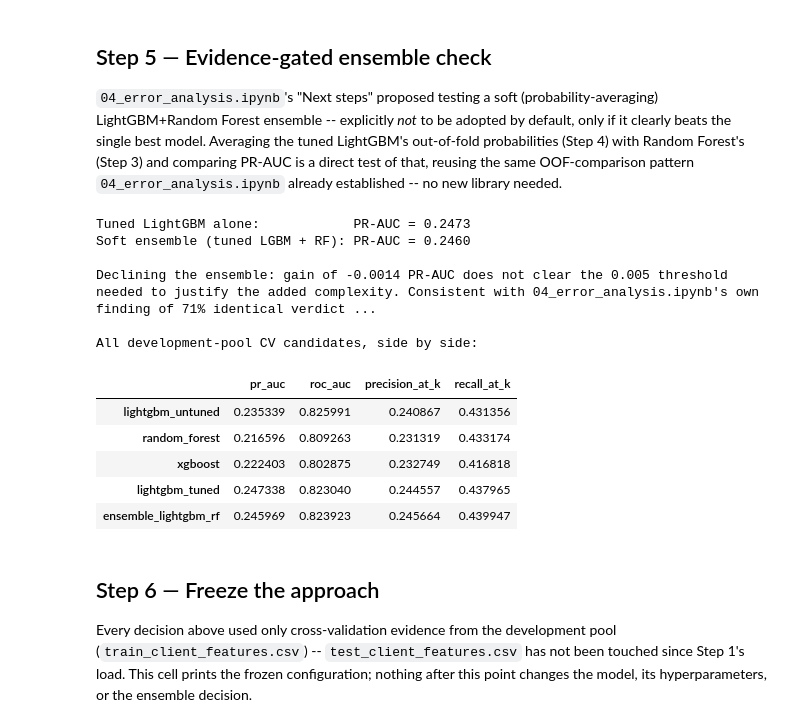
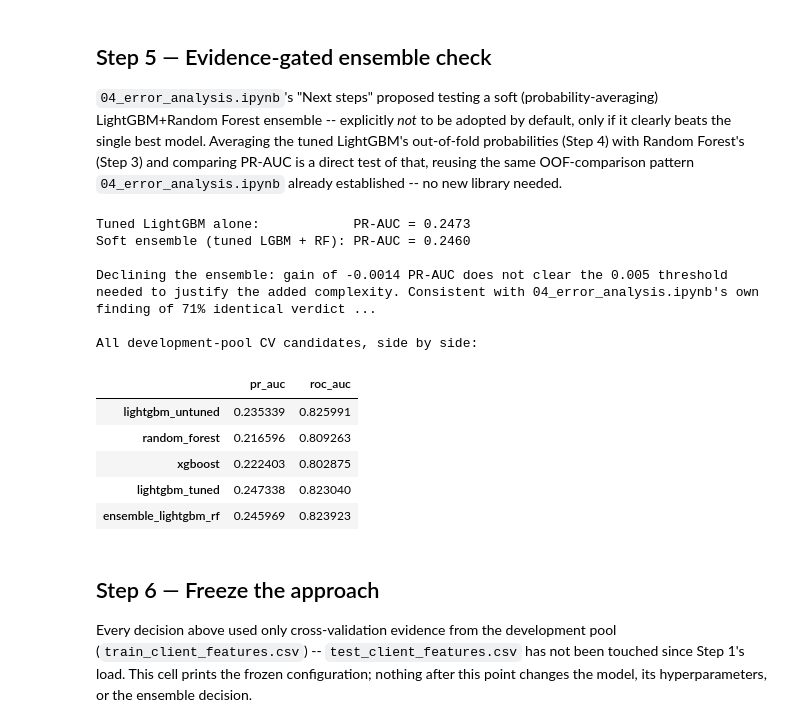
Before and after one commit to roy-nfisch/ds-fraud-in-electricity-and-gas, a Jupyter notebook: 05_final_model.ipynb, the cells around one changed output. Drawn from its saved outputs; the diff is of its cells as text; code cells hidden in the pictures.

```diff
--- a/05_final_model.ipynb
+++ b/05_final_model.ipynb
@@ -150,19 +160,6 @@ against. Random Forest and XGBoost stay untuned throughout this notebook: 03's o
 say to keep them as references and revisit them only if justified, and 04's error analysis (71%
 identical verdicts across all three models) didn't surface that justification.
 # %%
-def capacity_metrics(y_true, proba, share):
-    kk = int(np.ceil(share * len(proba)))
-    threshold = np.sort(proba)[::-1][kk - 1]
-    flagged = proba >= threshold
-    true_positive = int((flagged & (y_true == 1)).sum())
-    false_positive = int((flagged & (y_true == 0)).sum())
-    false_negative = int((~flagged & (y_true == 1)).sum())
-    return {
-        "precision_at_k": true_positive / (true_positive + false_positive),
-        "recall_at_k": true_positive / (true_positive + false_negative),
-    }
-
-
 scale_pos_weight = (y == 0).sum() / (y == 1).sum()
 
 reference_specs = {
@@ -182,7 +179,6 @@ for name, model in reference_specs.items():
     reference_rows[name] = {
         "pr_auc": average_precision_score(y_values, proba),
         "roc_auc": roc_auc_score(y_values, proba),
-        **capacity_metrics(y_values, proba, TOP_K_SHARE),
     }
     print(f"done: {name}")
 
@@ -304,47 +300,41 @@ print(f"Tuned LightGBM alone:            PR-AUC = {tuned_lightgbm_pr_auc:.4f}")
 print(f"Soft ensemble (tuned LGBM + RF): PR-AUC = {ensemble_pr_auc:.4f}")
 
 ENSEMBLE_ADOPTION_MARGIN = 0.005  # require a real, not noise-level, PR-AUC gain to add this complexity
 ensemble_gain = ensemble_pr_auc - tuned_lightgbm_pr_auc
 adopt_ensemble = ensemble_gain > ENSEMBLE_ADOPTION_MARGIN
 
 if adopt_ensemble:
     print(
         f"\nAdopting the ensemble: it beats solo tuned LightGBM by {ensemble_gain:.4f} PR-AUC, "
         f"above the {ENSEMBLE_ADOPTION_MARGIN} threshold."
     )
 else:
     print(
         f"\nDeclining the ensemble: gain of {ensemble_gain:+.4f} PR-AUC does not clear the "
         f"{ENSEMBLE_ADOPTION_MARGIN} threshold needed to justify the added complexity. Consistent "
         "with 04_error_analysis.ipynb's own finding of 71% identical verdicts across models -- "
         "there isn't enough disagreement left for averaging to help much, and 04 also found an "
         "OR-style union roughly triples false positives."
     )
 
 candidate_rows = dict(reference_rows)
-candidate_rows["lightgbm_tuned"] = {
-    "pr_auc": tuned_lightgbm_pr_auc, "roc_auc": tuned_lightgbm_roc_auc,
-    **capacity_metrics(y_values, tuned_lightgbm_oof, TOP_K_SHARE),
-}
-candidate_rows["ensemble_lightgbm_rf"] = {
-    "pr_auc": ensemble_pr_auc, "roc_auc": ensemble_roc_auc,
-    **capacity_metrics(y_values, ensemble_oof, TOP_K_SHARE),
-}
+candidate_rows["lightgbm_tuned"] = {"pr_auc": tuned_lightgbm_pr_auc, "roc_auc": tuned_lightgbm_roc_auc}
+candidate_rows["ensemble_lightgbm_rf"] = {"pr_auc": ensemble_pr_auc, "roc_auc": ensemble_roc_auc}
 print("\nAll development-pool CV candidates, side by side:")
 display(pd.DataFrame(candidate_rows).T)
 # %% [output]
 Tuned LightGBM alone:            PR-AUC = 0.2473
 Soft ensemble (tuned LGBM + RF): PR-AUC = 0.2460
 
 Declining the ensemble: gain of -0.0014 PR-AUC does not clear the 0.005 threshold needed to justify the added complexity. Consistent with 04_error_analysis.ipynb's own finding of 71% identical verdict ...
 
 All development-pool CV candidates, side by side:
-|  | pr_auc | roc_auc | precision_at_k | recall_at_k |
-| lightgbm_untuned | 0.235339 | 0.825991 | 0.240867 | 0.431356 |
-| random_forest | 0.216596 | 0.809263 | 0.231319 | 0.433174 |
-| xgboost | 0.222403 | 0.802875 | 0.232749 | 0.416818 |
-| lightgbm_tuned | 0.247338 | 0.823040 | 0.244557 | 0.437965 |
-| ensemble_lightgbm_rf | 0.245969 | 0.823923 | 0.245664 | 0.439947 |
+|  | pr_auc | roc_auc |
+| lightgbm_untuned | 0.235339 | 0.825991 |
+| random_forest | 0.216596 | 0.809263 |
+| xgboost | 0.222403 | 0.802875 |
+| lightgbm_tuned | 0.247338 | 0.823040 |
+| ensemble_lightgbm_rf | 0.245969 | 0.823923 |
 # %% [markdown]
 ## Step 6 — Freeze the approach
 
```
Also changed, not shown: parts of 9 cells of this notebook.
